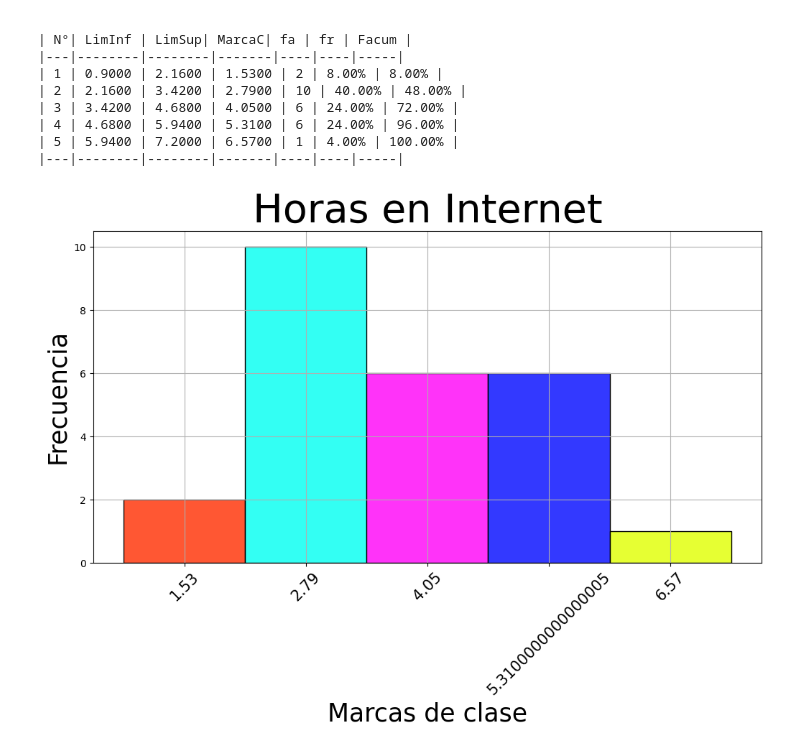
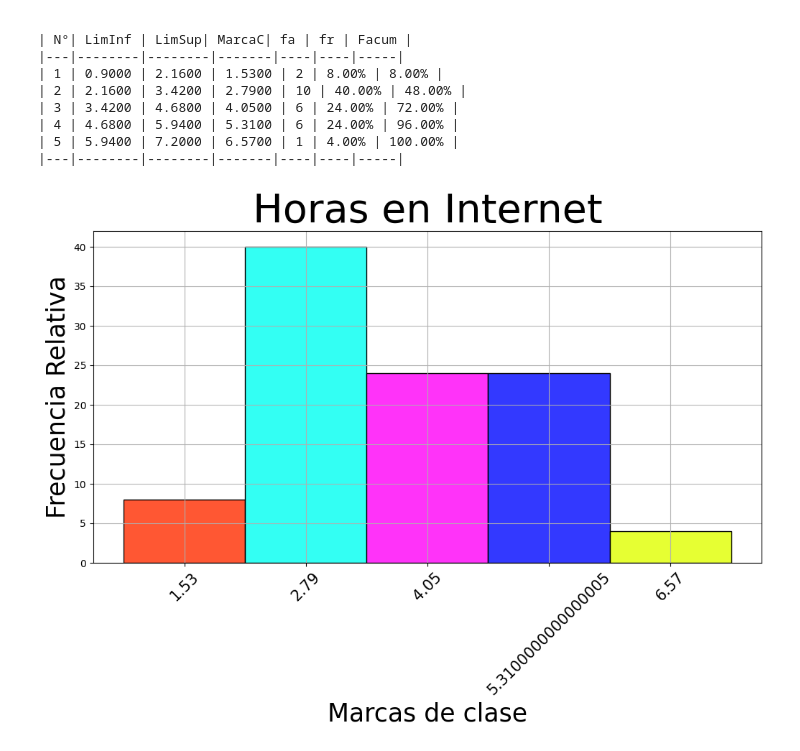
Before and after one commit to LizBernal/LJBF_Verano2024_T1, a Jupyter notebook: Ejercicio_8.ipynb, the cells around one changed output. Saved outputs shown, nothing was run; the diff lists cells and outputs as text; code cells hidden in the pictures.

```diff
--- a/Ejercicio_8.ipynb
+++ b/Ejercicio_8.ipynb
@@ -74,10 +77,10 @@ Frecuencia relativa acumulada: [8.0, 48.0, 72.0, 96.0, 100.0]
 # %%
 # Seccion c
 
 # Histograma
 labelx = "Marcas de clase"
-labely = "Frecuencia"
+labely = "Frecuencia Relativa"
 titulo = "Horas en Internet"
-ht.generar_histograma(marcas_clases, fa, mrks, labelx, labely, titulo)
+ht.generar_histograma(marcas_clases, fr, mrks, labelx, labely, titulo)
 # %% [output]
-[figure, old version]
+[figure, new version]
```
Also changed, not shown: parts of 3 cells of this notebook.
